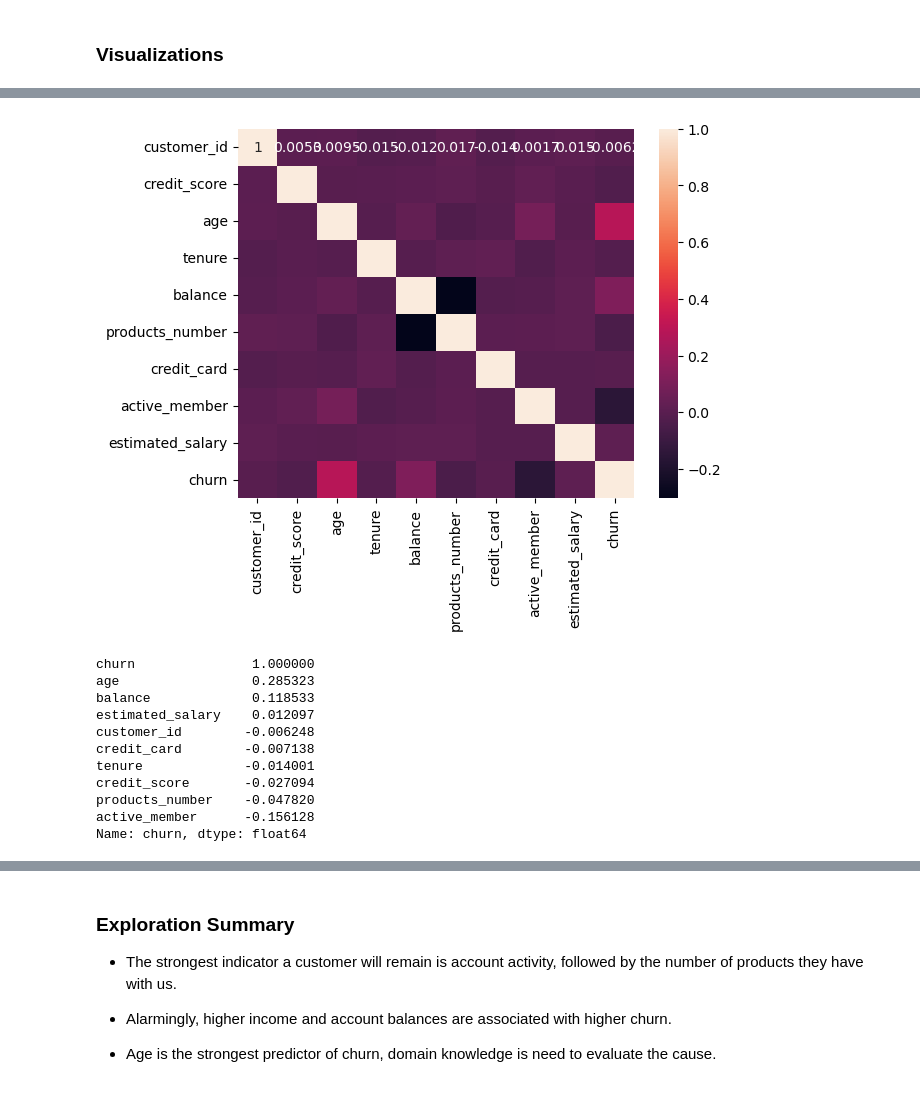
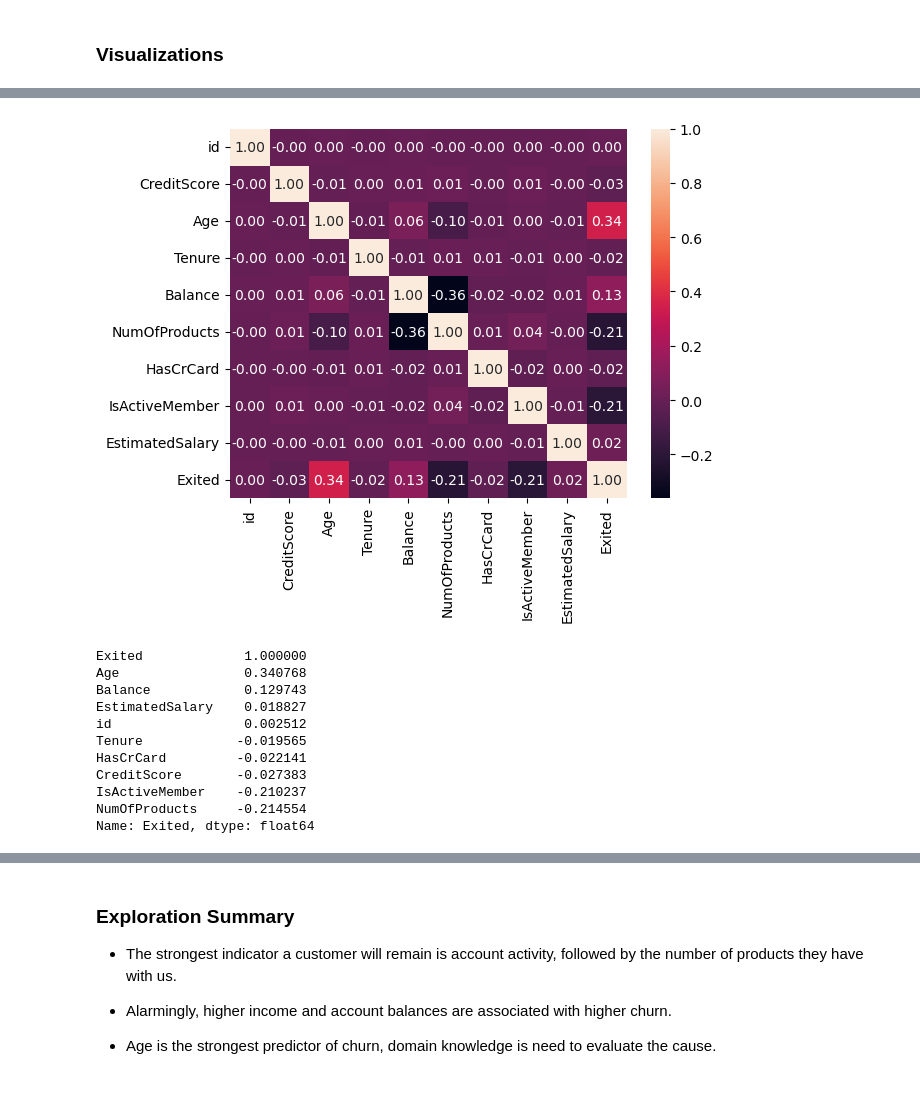
Before and after one commit to EliasOMacias/Bank_client_churn_prediction, a Jupyter notebook: Bank_churn_predictor.ipynb, the cells around one changed output, grey strips where cells are left out. Cells and saved outputs as stored; diff of their text form; code cells hidden in the pictures.

```diff
--- a/Bank_churn_predictor.ipynb
+++ b/Bank_churn_predictor.ipynb
@@ -30,7 +30,7 @@ import matplotlib.pyplot as plt
 ### Import and high-level overview
 # %%
 # Import and preview our data set
-df = pd.read_csv('/Users/elias_m/Desktop/Projects - pay me/Bank Churn/Bank Customer Churn Prediction.csv')
-
+df = pd.read_csv('/Users/elias_m/Desktop/Projects /Bank Churn/train.csv')
+df_test = pd.read_csv('/Users/elias_m/Desktop/Projects /Bank Churn/train.csv')
 df.head(10)
 # %% [output]
@@ -95,20 +115,22 @@ sns.violinplot(x='churn',y='credit_score',data = df)
+# %%
+df_corr = df.drop('CustomerId', axis = 1)
 # %%
-sns.heatmap(data=df.corr(numeric_only=True), annot=True)
+sns.heatmap(data=df_corr.corr(numeric_only=True), annot=True,fmt = '.2f')
 plt.show()
 # %% [output]
-[figure, old version]
+[figure, new version]
 # %%
-df.corr(numeric_only=True)['churn'].sort_values(ascending=False)
+df_corr.corr(numeric_only=True)['Exited'].sort_values(ascending=False)
 # %% [output]
-churn               1.000000
-age                 0.285323
-balance             0.118533
-estimated_salary    0.012097
-customer_id        -0.006248
-credit_card        -0.007138
-tenure             -0.014001
-credit_score       -0.027094
-products_number    -0.047820
-active_member      -0.156128
-Name: churn, dtype: float64
+Exited             1.000000
+Age                0.340768
+Balance            0.129743
+EstimatedSalary    0.018827
+id                 0.002512
+Tenure            -0.019565
+HasCrCard         -0.022141
+CreditScore       -0.027383
+IsActiveMember    -0.210237
+NumOfProducts     -0.214554
+Name: Exited, dtype: float64
 # %%
```
Also changed, not shown: parts of 46 cells of this notebook, 4 other files.
